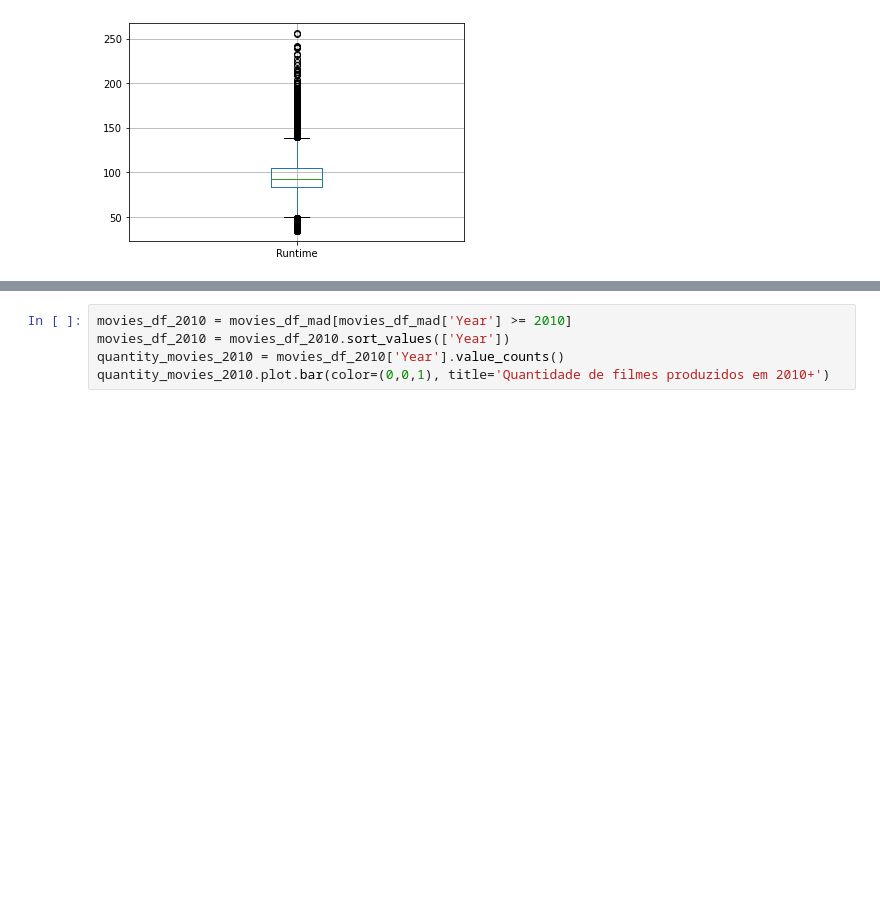
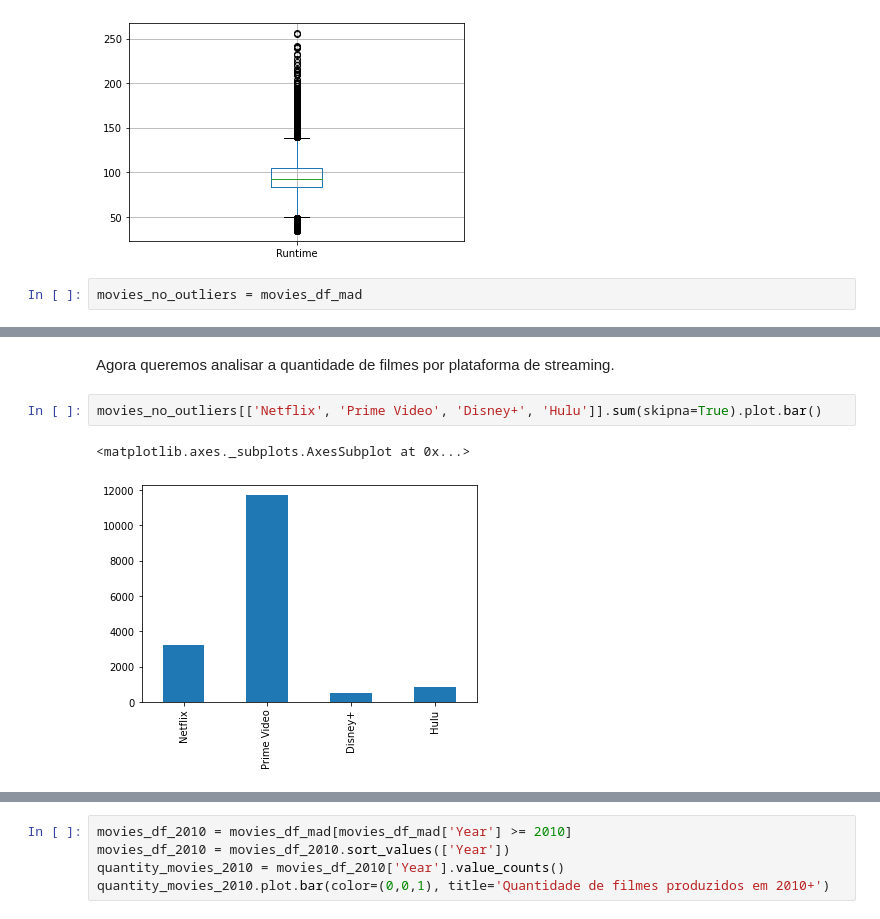
Before and after one commit to JonatasDeOliveira/movie-it, a Jupyter notebook: src/MovieIt.ipynb, the cells around one changed output, grey strips where cells are left out. Saved outputs shown, nothing was run; the diff lists cells and outputs as text; blank space fills up the shorter version.

```diff
--- a/src/MovieIt.ipynb
+++ b/src/MovieIt.ipynb
@@ -348,3 +342,5 @@ movies_df_mad.boxplot(column='Runtime')
 # %% [output]
 <matplotlib.axes._subplots.AxesSubplot at 0x...>
 [figure]
+# %%
+movies_no_outliers = movies_df_mad
@@ -350,0 +368,7 @@ movies_df_mad.boxplot(column='Runtime')
+# %% [markdown]
+Agora queremos analisar a quantidade de filmes por plataforma de streaming.
+# %%
+movies_no_outliers[['Netflix', 'Prime Video', 'Disney+', 'Hulu']].sum(skipna=True).plot.bar()
+# %% [output]
+<matplotlib.axes._subplots.AxesSubplot at 0x...>
+[figure, added]
```
Also changed, not shown: parts of 35 cells of this notebook.
